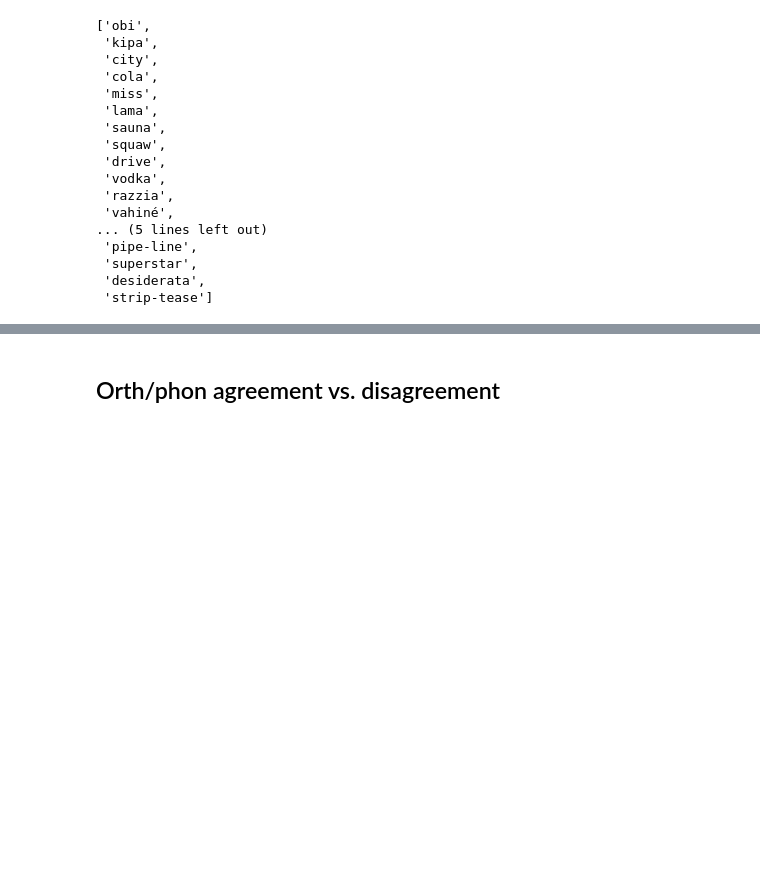
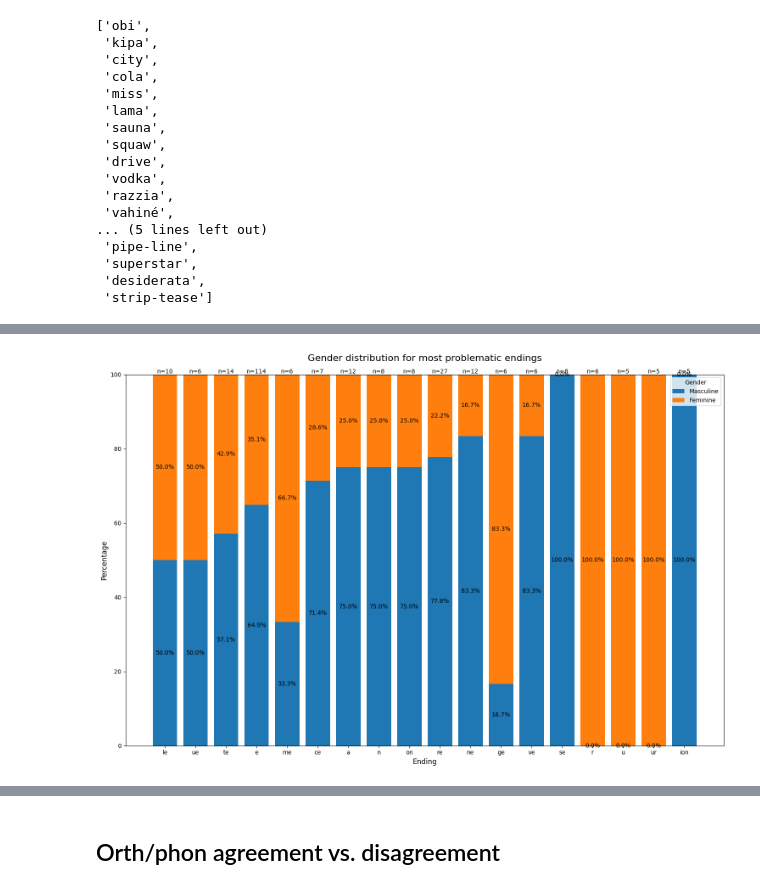
Before and after one commit to obonami/gender_prediction, a Jupyter notebook: src/orth_phon_comparison.ipynb, the cells around one changed output, grey strips where cells are left out. Drawn from its saved outputs; the diff is of its cells as text; code cells hidden in the pictures; blank space fills up the shorter version.

```diff
--- a/src/orth_phon_comparison.ipynb
+++ b/src/orth_phon_comparison.ipynb
@@ -240,0 +322,19 @@ merged_errors_echantinom[merged_errors_echantinom['last_process_narrow'] == 'bor
+# %%
+# Calculate entropy to measure how uncertain the ending's prediction is
+def calculate_entropy(gender_counts):
+    total = sum(gender_counts.values())
+    probabilities = [count/total for count in gender_counts.values()]
+    return -sum(p * np.log2(p) for p in probabilities if p > 0)
+
+ending_data = []
+for ending, genders in endings.items():
+    total = sum(len(words) for words in genders.values())
+    if total >= 5:  # Only consider endings with at least 5 words
+        gender_counts = {gender: len(words) for gender, words in genders.items()}
+        entropy = calculate_entropy(gender_counts)
+        ending_data.append((ending, gender_counts, entropy, total))
+
+# Sort endings by entropy (most problematic first) and total count
+# problematic = endings that don't clearly indicate one gender or the other
+ending_data.sort(key=lambda x: (x[2], x[3]), reverse=True)
+ending_data
@@ -240,0 +360,34 @@ merged_errors_echantinom[merged_errors_echantinom['last_process_narrow'] == 'bor
+# %%
+# Plot
+top_endings = ending_data[:20]
+endings = [data[0] for data in top_endings]
+m_counts = [data[1].get('m', 0) for data in top_endings]
+f_counts = [data[1].get('f', 0) for data in top_endings]
+
+# Calculate percentages
+totals = [m + f for m, f in zip(m_counts, f_counts)]
+m_percentages = [m/total*100 for m, total in zip(m_counts, totals)]
+f_percentages = [f/total*100 for f, total in zip(f_counts, totals)]
+
+# Create the stacked bar plot
+fig, ax = plt.subplots(figsize=(15, 10))
+ax.bar(endings, m_percentages, label='Masculine')
+ax.bar(endings, f_percentages, bottom=m_percentages, label='Feminine')
+ax.set_title('Gender distribution for most problematic endings\n', fontsize=16)
+ax.set_xlabel('Ending', fontsize=12)
+ax.set_ylabel('Percentage', fontsize=12)
+ax.legend(title='Gender')
+
+# Add percentage labels
+for i, (m, f) in enumerate(zip(m_percentages, f_percentages)):
+    ax.text(i, m/2, f'{m:.1f}%', ha='center', va='center')
+    ax.text(i, m + f/2, f'{f:.1f}%', ha='center', va='center')
+
+# Add total count on top of each bar
+for i, total in enumerate(totals):
+    ax.text(i, 100, f'n={total}', ha='center', va='bottom')
+
+plt.tight_layout()
+plt.show()
+# %% [output]
+[figure, added]
```
Also changed, not shown: parts of 8 cells of this notebook, 3 other files.
